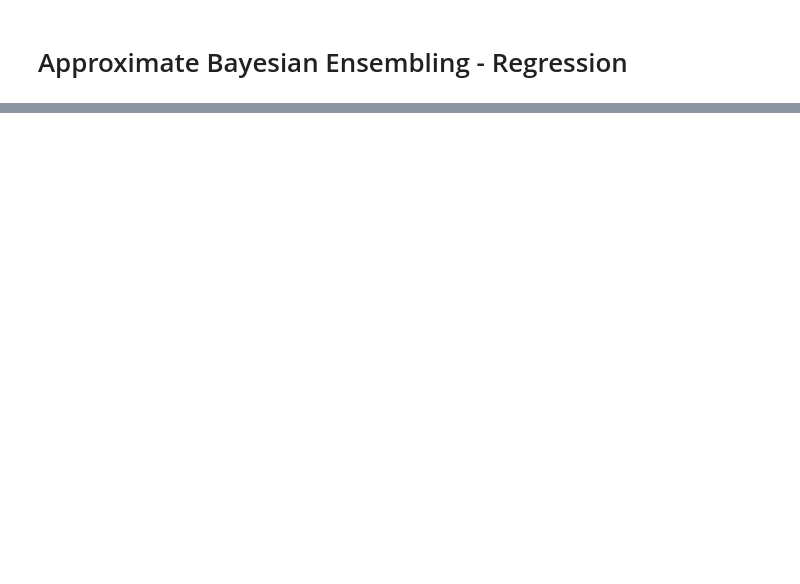
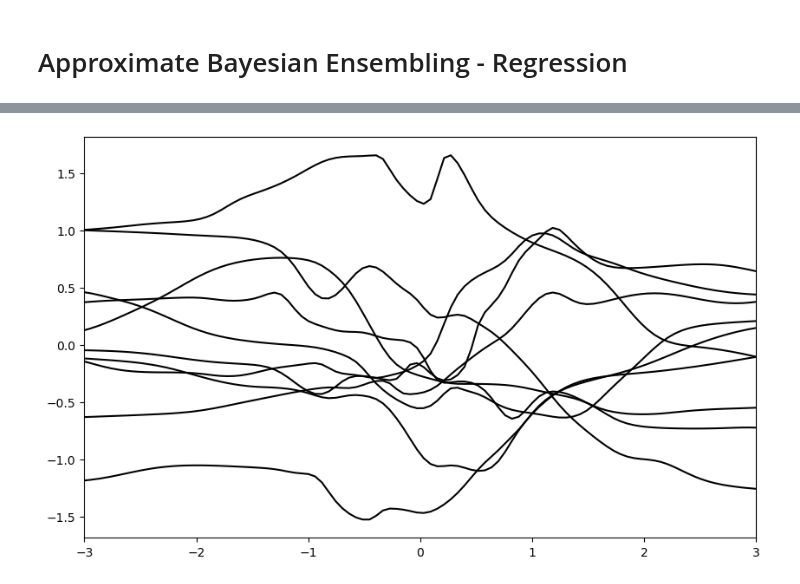
Before and after one commit to SaumiliJana/StatAIML_termproject_grp13, a Jupyter notebook: regression.ipynb, the cells around one changed output, grey strips where cells are left out. Cells and saved outputs as stored; diff of their text form; code cells hidden in the pictures; blank space fills up the shorter version.

```diff
--- a/regression.ipynb
+++ b/regression.ipynb
@@ -25,0 +44,12 @@ non-resource variables are not supported in the long term
+# %%
+def fn_make_data():
+    # create some data
+    x_train = np.atleast_2d([1., 4.5, 5.1, 6., 8., 9.]).T
+    x_train = x_train/5. - 1
+    y_train = x_train * np.sin(x_train*5.)
+
+    # create validation data - here we'll just a 1-d grid
+    x_val = np.atleast_2d(np.linspace(-3, 3, 100)).T
+    y_val = np.expand_dims(x_val[:,0],1) # just dummy data
+
+    return x_train, y_train, x_val, y_val
@@ -25,0 +158,9 @@ non-resource variables are not supported in the long term
+# %%
+# create some data
+x_train, y_train, x_test, y_test = fn_make_data()
+
+# create the NNs
+NNs=[]
+for m in range(n_ensemble):
+	NNs.append(fn_make_NN(reg=reg, activation_in=activation_in))
+print(NNs[-1].summary())
@@ -25,0 +194,12 @@ non-resource variables are not supported in the long term
+# %%
+# plot priors
+y_preds, y_preds_mu, y_preds_std = fn_predict_ensemble(NNs,x_test)
+
+fig = plt.figure(figsize=(10, 6))
+ax = fig.add_subplot(111)
+for m in range(0,n_ensemble):
+    ax.plot(x_test, y_preds[m], 'k')
+ax.set_xlim(-3, 3)
+fig.show()
+# %% [output]
+[figure, added]
```
Also changed, not shown: parts of 11 cells of this notebook.
